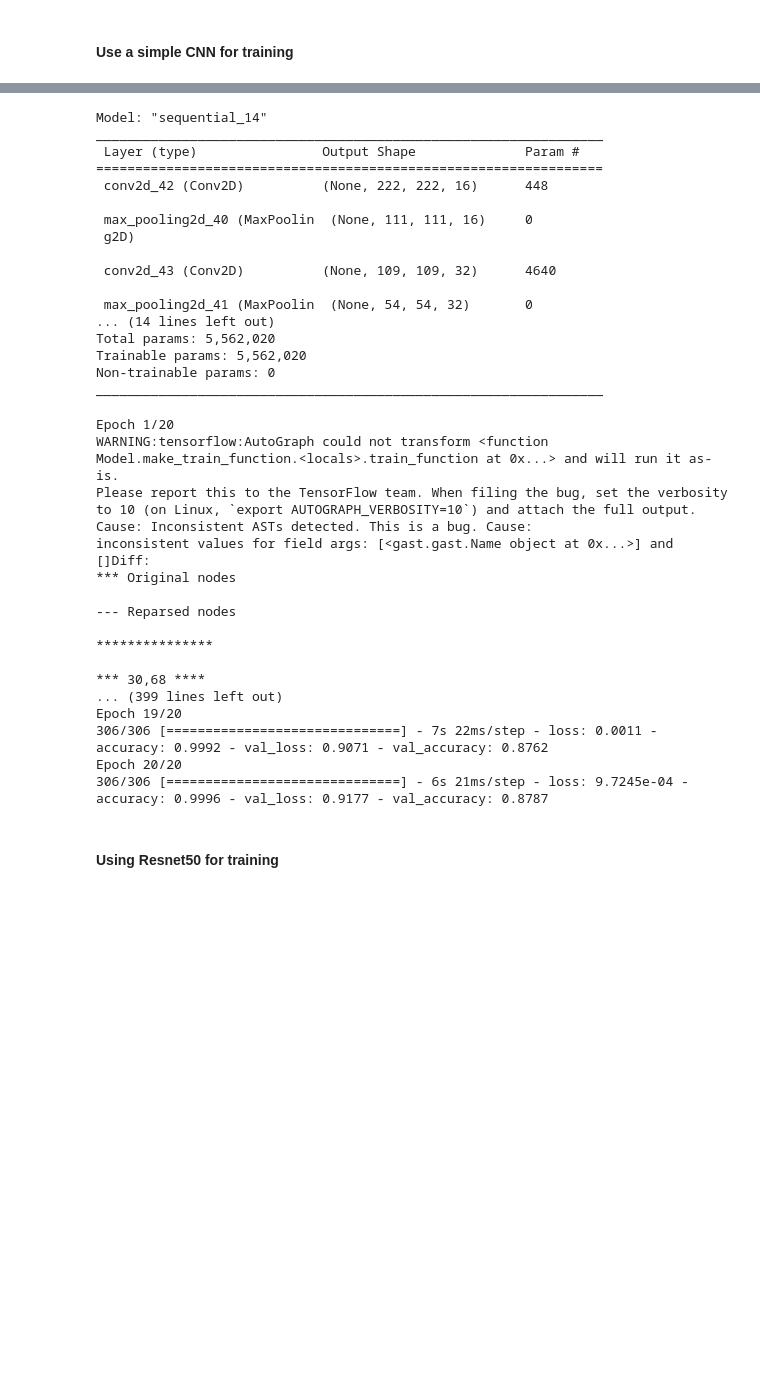
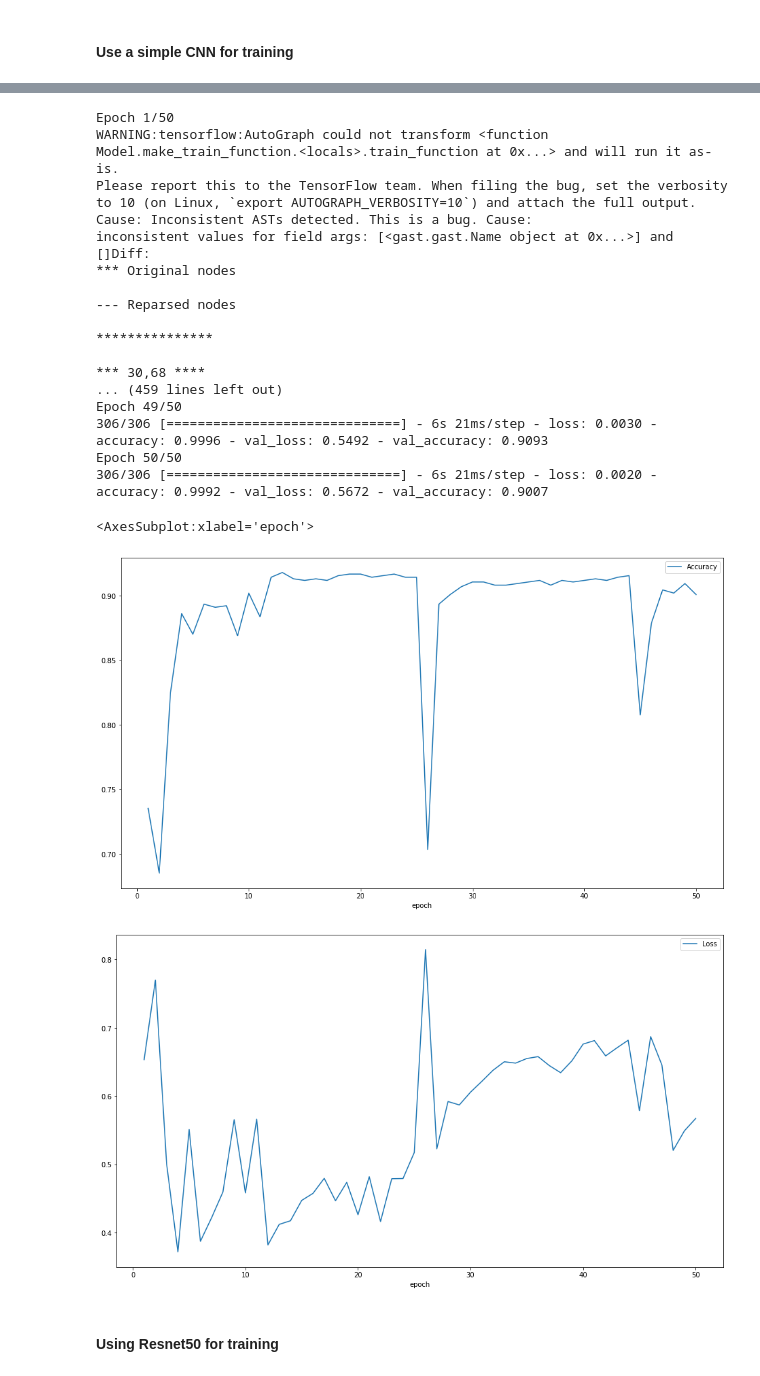
Before and after one commit to wesley0628/Brain_MRI_Image_Analysis, a Jupyter notebook: Brain_tumor_detection.ipynb, the cells around one changed output, grey strips where cells are left out. Cells and saved outputs as stored; diff of their text form; code cells hidden in the pictures; blank space fills up the shorter version.

Commit message:
try simple CNN and resnet

```diff
--- a/Brain_tumor_detection.ipynb
+++ b/Brain_tumor_detection.ipynb
@@ -37,15 +40,18 @@ X_train, X_test, y_train, y_test = train_test_split(features, labels, test_size=
 # %% [markdown]
 #### Use a simple CNN for training
 # %%
-import tensorflow as tf
-from keras import layers, models
-model = models.Sequential()
-model.add(layers.Conv2D(16, 3, activation='relu', input_shape=(224, 224, 3)))
-model.add(layers.MaxPooling2D())
-model.add(layers.Conv2D(32, 3, activation='relu'))
-model.add(layers.MaxPooling2D())
-model.add(layers.Conv2D(64, 3, activation='relu'))
-model.add(layers.MaxPooling2D())
-model.add(layers.Flatten())
-model.add(layers.Dense(128, activation='relu'))
-model.add(layers.Dense(4))
+model_simple_cnn = models.Sequential()
+model_simple_cnn.add(layers.Rescaling(1./255, input_shape=(224, 224, 3)))
+model_simple_cnn.add(layers.Conv2D(16, 3, activation='relu', input_shape=(224, 224, 3)))
+model_simple_cnn.add(layers.MaxPooling2D())
+model_simple_cnn.add(layers.Conv2D(32, 3, activation='relu'))
+model_simple_cnn.add(layers.MaxPooling2D())
+model_simple_cnn.add(layers.Conv2D(64, 3, activation='relu'))
+model_simple_cnn.add(layers.MaxPooling2D())
+model_simple_cnn.add(layers.Flatten())
+model_simple_cnn.add(layers.Dense(128, activation='relu'))
+model_simple_cnn.add(layers.Dense(4))
+model_simple_cnn.compile(optimizer='adam',
+              loss=tf.keras.losses.SparseCategoricalCrossentropy(from_logits=True),
+              metrics=['accuracy'])
+model_simple_cnn.summary()
@@ -52,20 +75,0 @@ model.add(layers.Dense(4))
-# %%
-model.summary()
-# %% [output]
-Model: "sequential_14"
-_________________________________________________________________
- Layer (type)                Output Shape              Param #
-=================================================================
- conv2d_42 (Conv2D)          (None, 222, 222, 16)      448
-
- max_pooling2d_40 (MaxPoolin  (None, 111, 111, 16)     0
- g2D)
-
- conv2d_43 (Conv2D)          (None, 109, 109, 32)      4640
-
- max_pooling2d_41 (MaxPoolin  (None, 54, 54, 32)       0
-... (14 lines left out)
-Total params: 5,562,020
-Trainable params: 5,562,020
-Non-trainable params: 0
-_________________________________________________________________
@@ -76,12 +76,10 @@ model.compile(optimizer='adam',
 # %%
-epochs=20
-history = model.fit(x=X_train,
-                    y=y_train,
-                    batch_size=8,
-                    epochs=epochs,
-                    validation_data=(X_test, y_test))
+epochs=50
+history_simple_cnn = model_simple_cnn.fit(x=X_train,y=y_train,
+                                          batch_size=8,epochs=epochs,
+                                          validation_data=(X_val, y_val))
 # %% [output]
-Epoch 1/20
+Epoch 1/50
 WARNING:tensorflow:AutoGraph could not transform <function Model.make_train_function.<locals>.train_function at 0x...> and will run it as-is.
 Please report this to the TensorFlow team. When filing the bug, set the verbosity to 10 (on Linux, `export AUTOGRAPH_VERBOSITY=10`) and attach the full output.
 Cause: Inconsistent ASTs detected. This is a bug. Cause:
@@ -93,11 +91,22 @@ inconsistent values for field args: [<gast.gast.Name object at 0x...>] and []Dif
 ***************
 
 *** 30,68 ****
-... (399 lines left out)
-Epoch 19/20
-306/306 [==============================] - 7s 22ms/step - loss: 0.0011 - accuracy: 0.9992 - val_loss: 0.9071 - val_accuracy: 0.8762
-Epoch 20/20
-306/306 [==============================] - 6s 21ms/step - loss: 9.7245e-04 - accuracy: 0.9996 - val_loss: 0.9177 - val_accuracy: 0.8787
+... (459 lines left out)
+Epoch 49/50
+306/306 [==============================] - 6s 21ms/step - loss: 0.0030 - accuracy: 0.9996 - val_loss: 0.5492 - val_accuracy: 0.9093
+Epoch 50/50
+306/306 [==============================] - 6s 21ms/step - loss: 0.0020 - accuracy: 0.9992 - val_loss: 0.5672 - val_accuracy: 0.9007
+# %%
+epoch_index = [i for i in range(1, 51)]
+simple_cnn_result = pd.DataFrame({"epoch": epoch_index,
+                                  "Accuracy": history_simple_cnn.history["val_accuracy"],
+                                  "Loss": history_simple_cnn.history["val_loss"]})
+simple_cnn_result.plot.line(x='epoch', y=['Accuracy'], figsize=(16, 9))
+simple_cnn_result.plot.line(x='epoch', y=['Loss'], figsize=(16, 9))
+# %% [output]
+<AxesSubplot:xlabel='epoch'>
+[figure, added]
+[figure, added]
 # %% [markdown]
 #### Using Resnet50 for training
 # %%
```
Also changed, not shown: parts of 8 cells of this notebook.
